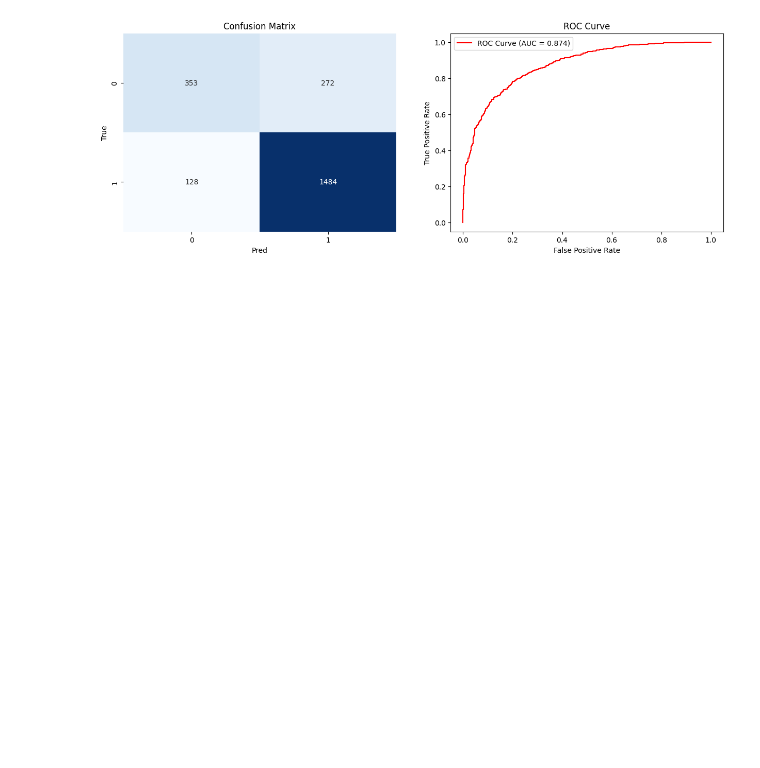
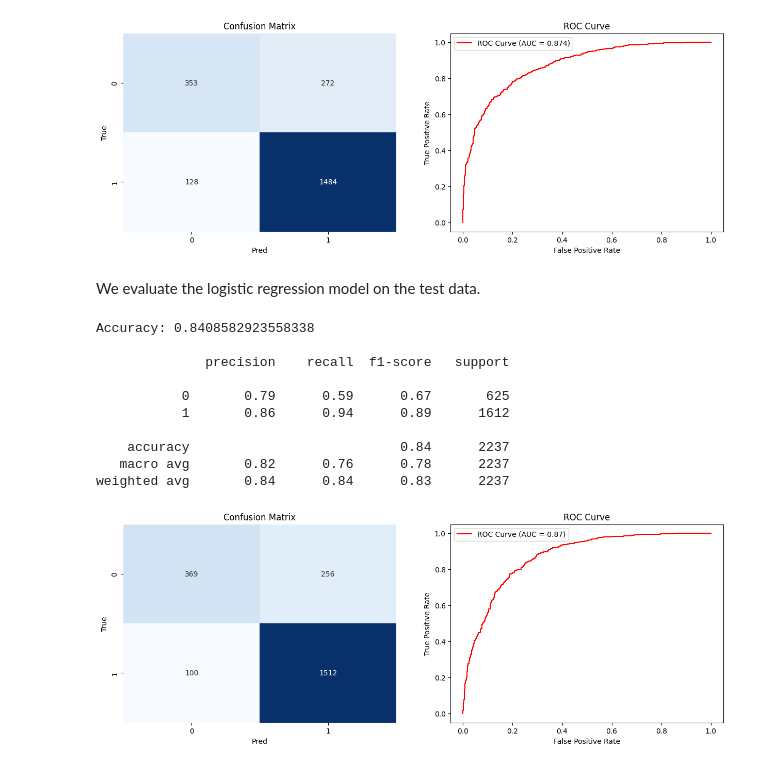
Before and after one commit to r0sa2/multimodal-disaster-tweets-classification, a Jupyter notebook: deliverables/milestone_2.ipynb, the cells around one changed output. Drawn from its saved outputs; the diff is of its cells as text; code cells hidden in the pictures; blank space fills up the shorter version.

```diff
--- a/milestone_2.ipynb
+++ b/deliverables/milestone_2.ipynb
@@ -108,3 +184,4 @@ sentence_transformer = SentenceTransformer('all-MiniLM-L6-v2')
 # %%
 df_train_truncated = df_train.drop_duplicates(subset=["tweet_text"], ignore_index=True)
 df_dev_truncated = df_dev.drop_duplicates(subset=["tweet_text"], ignore_index=True)
+df_test_truncated = df_test.drop_duplicates(subset=["tweet_text"], ignore_index=True)
@@ -111,2 +190,4 @@ df_dev_truncated = df_dev.drop_duplicates(subset=["tweet_text"], ignore_index=Tr
 # %%
 train_embeddings = sentence_transformer.encode(df_train_truncated["tweet_text"], device=device)
+dev_embeddings = sentence_transformer.encode(df_dev_truncated["tweet_text"], device=device)
+test_embeddings = sentence_transformer.encode(df_test_truncated["tweet_text"], device=device)
@@ -146,3 +229,21 @@ Accuracy: 0.8211890925346446
    macro avg       0.79      0.74      0.76      2237
 weighted avg       0.81      0.82      0.81      2237
 [figure]
+# %% [markdown]
+We evaluate the logistic regression model on the test data.
+# %%
+y_pred = clf.predict(test_embeddings)
+y_pred_proba = clf.predict_proba(test_embeddings)
+score(df_test_truncated["label_text"], y_pred, y_pred_proba)
+# %% [output]
+Accuracy: 0.8408582923558338
+
+              precision    recall  f1-score   support
+
+           0       0.79      0.59      0.67       625
+           1       0.86      0.94      0.89      1612
+
+    accuracy                           0.84      2237
+   macro avg       0.82      0.76      0.78      2237
+weighted avg       0.84      0.84      0.83      2237
+[figure, added]
```
Also changed, not shown: parts of 20 cells of this notebook, 2 other files.
